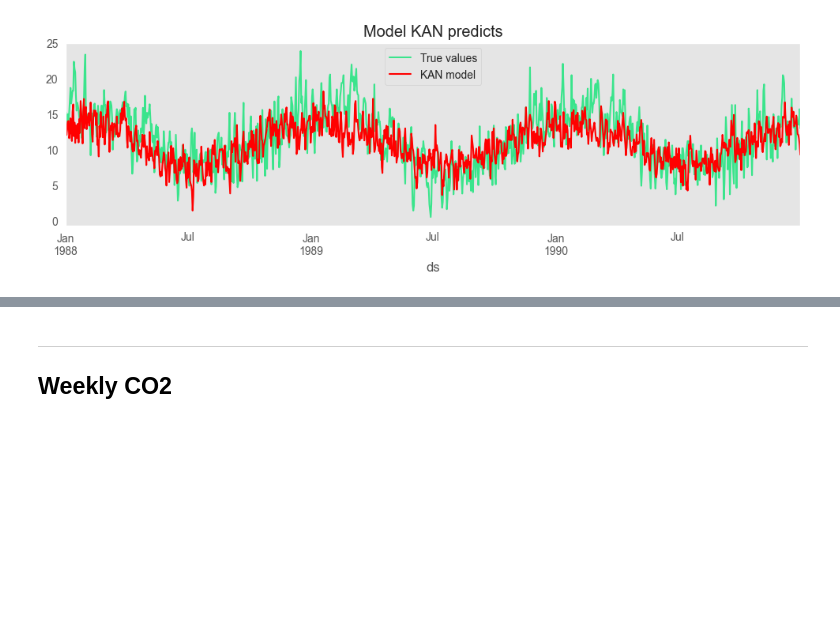
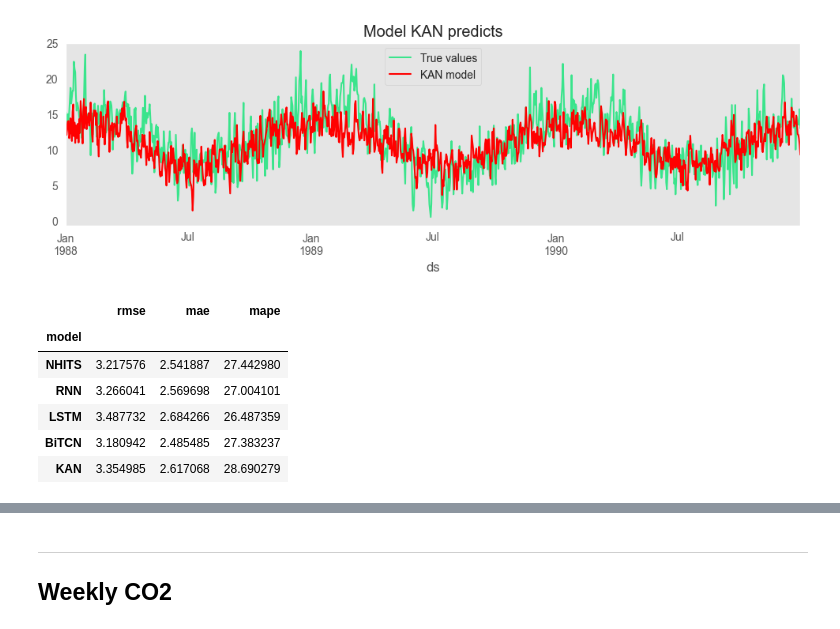
Before and after one commit to HannaHalka/Time-Series, a Jupyter notebook: Ass8/Assignment8.ipynb, the cells around one changed output, grey strips where cells are left out. Cells and saved outputs as stored; diff of their text form; code cells hidden in the pictures; blank space fills up the shorter version.

```diff
--- a/Ass8/Assignment8.ipynb
+++ b/Ass8/Assignment8.ipynb
@@ -211,3 +222,13 @@ models_ped_plot(y_val, KAN, 'KAN')
 [figure]
 [figure]
 [figure]
+# %%
+df = metrics(y_val, forecasts)
+# %% [output]
+|  | rmse | mae | mape |
+| model |  |  |  |
+| NHITS | 3.217576 | 2.541887 | 27.442980 |
+| RNN | 3.266041 | 2.569698 | 27.004101 |
+| LSTM | 3.487732 | 2.684266 | 26.487359 |
+| BiTCN | 3.180942 | 2.485485 | 27.383237 |
+| KAN | 3.354985 | 2.617068 | 28.690279 |
```
Also changed, not shown: parts of 18 cells of this notebook, 25 other files.
